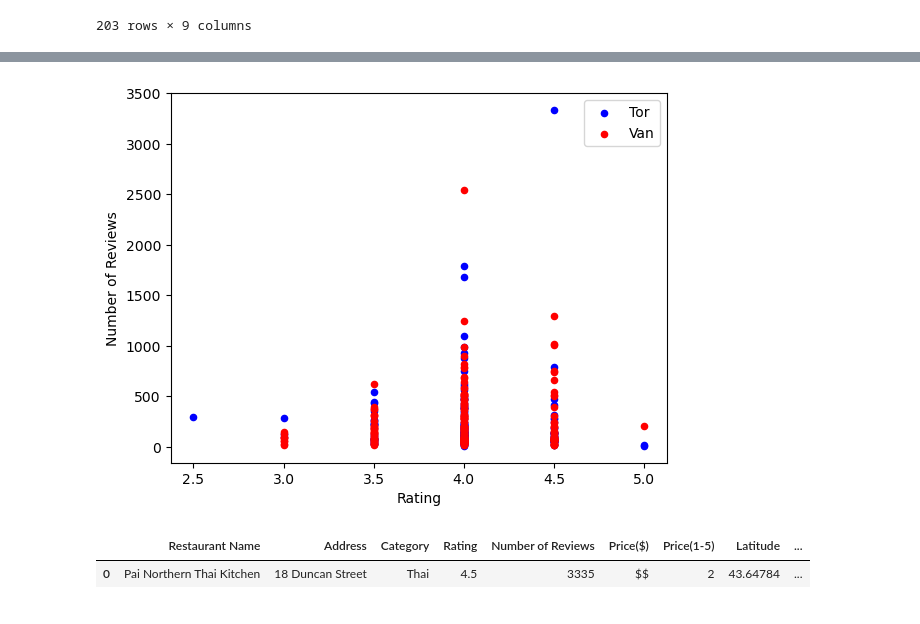
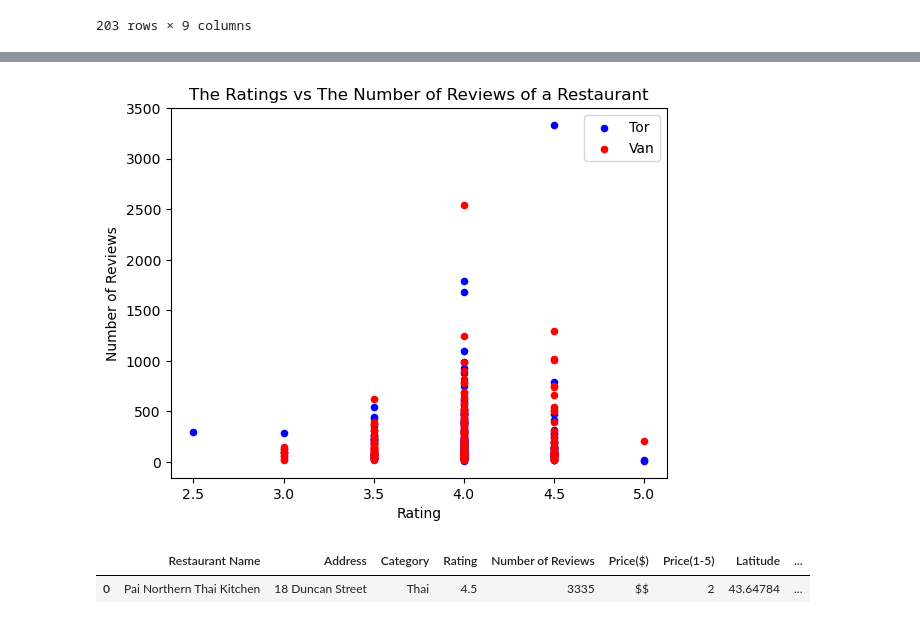
Before and after one commit to AlanDeng7/Module-7-Project1, a Jupyter notebook: Code_Alan/Question2.ipynb, the cells around one changed output, grey strips where cells are left out. Drawn from its saved outputs; the diff is of its cells as text; code cells hidden in the pictures.

```diff
--- a/Code_Alan/Question2.ipynb
+++ b/Code_Alan/Question2.ipynb
@@ -234,9 +232,12 @@ van_price = top_ten_van[top_ten_van["Price(1-5)"]>0]
 # %%
 #scatter plot for rating vs number of reviews
 tor_scatter= top_ten_tor.plot(kind="scatter", x="Rating",y="Number of Reviews",color = "blue",label ="Tor")
 van_scatter = top_ten_van.plot(kind="scatter", x="Rating",y="Number of Reviews",color = "Red",label ="Van",ax=tor_scatter)
+tor_scatter.set_title("The Ratings vs The Number of Reviews of a Restaurant")
+
+plt.savefig("Images/scatterplot_image.png",bbox_inches = "tight")
 # %% [output]
-[figure, old version]
+[figure, new version]
 # %%
 Best_tor = tor_df[(tor_df["Price(1-5)"]==2) & (tor_df["Rating"]==4.5) & (tor_df["Number of Reviews"]>3000)]
 Best_tor
```
Also changed, not shown: parts of 4 cells of this notebook, 3 other files.
